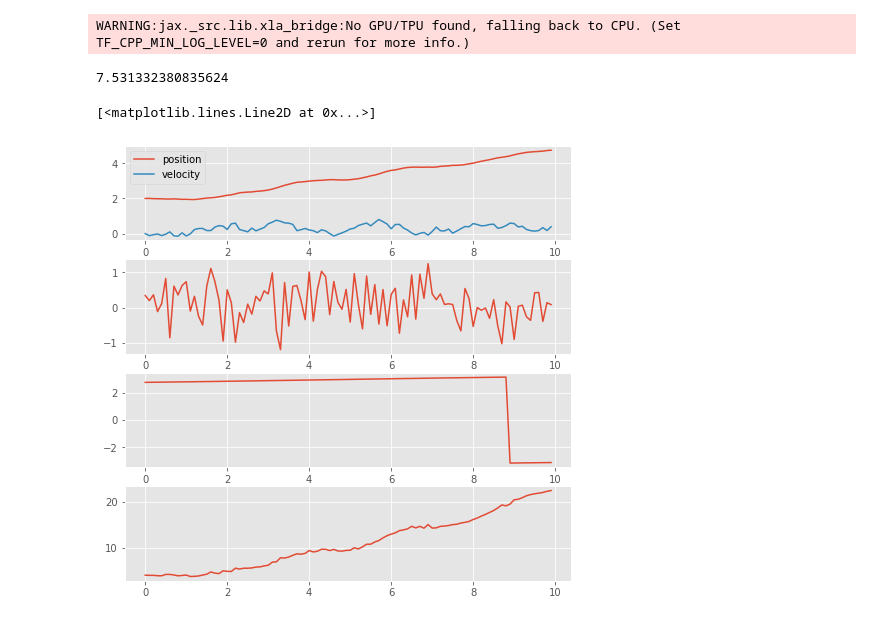
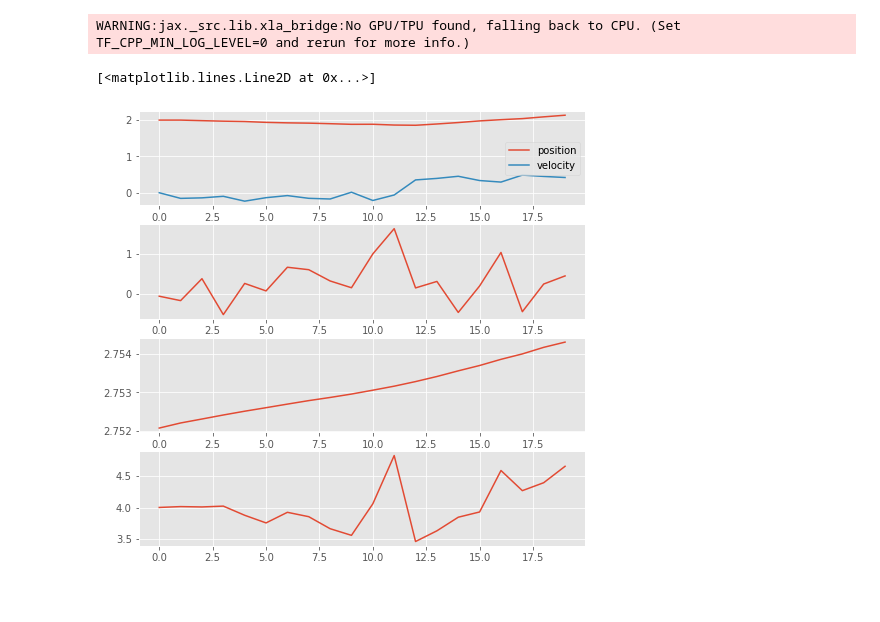
Before and after one commit to JopNiessen/DualControl, a Jupyter notebook: SAC_Equinox.ipynb, the cells around one changed output. Drawn from its saved outputs; the diff is of its cells as text; code cells hidden in the pictures.

```diff
--- a/SAC_Equinox.ipynb
+++ b/SAC_Equinox.ipynb
@@ -17,7 +17,7 @@ import matplotlib.pyplot as plt
 plt.style.use('ggplot')
 # %%
 seed = 0
-T = 10
+T = 2
 
 key = jrandom.PRNGKey(seed)
 
@@ -29,7 +29,11 @@ dim_v = (2, 32, 1)
 dim_pi = (2, 1)
 
 SAC = SoftActorCritic(dim_q, dim_v, dim_pi, key)
+SAC.SVF.eta = 1e-3
+SAC.SVF.eta = 1e-3
 key0, key1, key2, key = jrandom.split(key, 4)
+
+buffer_size, state_dim, action_dim = 100, 2, 1
 
 time_horizon = jnp.arange(0, T, SDI.dt)
 for t in time_horizon:
@@ -38,7 +42,8 @@ for t in time_horizon:
     _, cost, done = SDI.update(key1, control, info=True)
     s1_estimate = SDI.observe(key2)
 
-    SAC.update((s0_estimate, control, -cost, s1_estimate), key)
+    state_transition = (s0_estimate, control, -cost, s1_estimate)
+    SAC.update(state_transition, key)
 
     # step
     key0, key1, key2, key = jrandom.split(key, 4)
@@ -48,7 +53,3 @@ for t in time_horizon:
         SDI.reset(x0)
 # %% [output]
 WARNING:jax._src.lib.xla_bridge:No GPU/TPU found, falling back to CPU. (Set TF_CPP_MIN_LOG_LEVEL=0 and rerun for more info.)
-# %%
-np.max(SAC.certainty)
-# %% [output]
-7.531332380835624
@@ -55,19 +58,19 @@ np.max(SAC.certainty)
 # %%
 TH = time_horizon
 TK = SAC.tracker.memory
 
 
 labels = {'y':[None, 'control', 'angle', 'cost']}
 fig, ax = plt.subplots(4, figsize=(8, 8))
-ax[0].plot(TH, TK['state0'], label='position')
-ax[0].plot(TH, TK['state1'], label='velocity')
+ax[0].plot(TK['state0'], label='position')
+ax[0].plot(TK['state1'], label='velocity')
 ax[0].legend()
-ax[1].plot(TH, TK['control'])
-ax[2].plot(TH, TK['policy_angle'])
-ax[3].plot(TH, TK['cost'])
+ax[1].plot(TK['control'])
+ax[2].plot(TK['policy_angle'])
+ax[3].plot(TK['cost'])
 # %% [output]
 [<matplotlib.lines.Line2D at 0x...>]
-[figure, old version]
+[figure, new version]
 # %%
 from matplotlib import cm
 n=10
```
Also changed, not shown: parts of 3 cells of this notebook, 5 other files.
